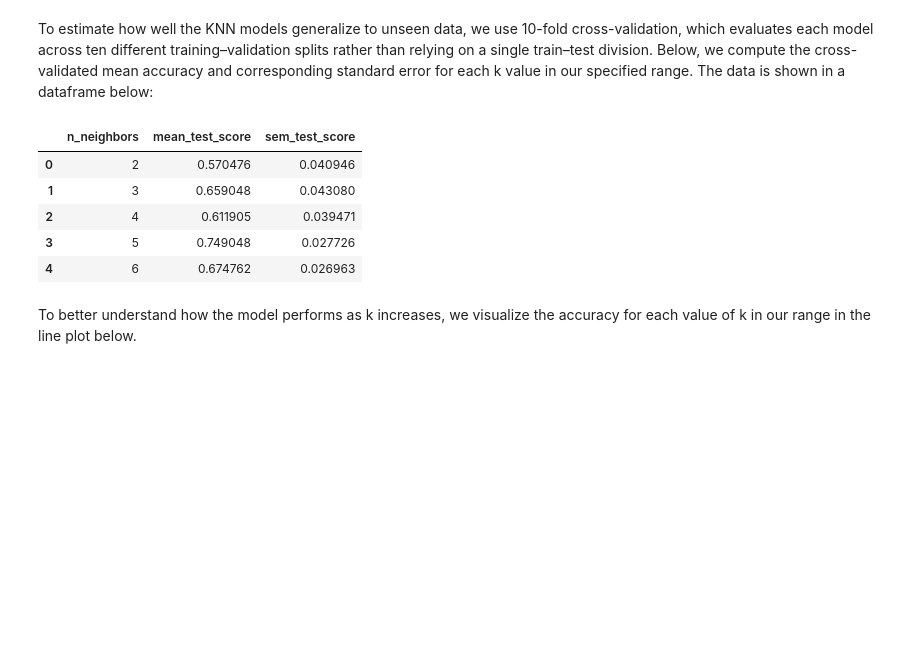
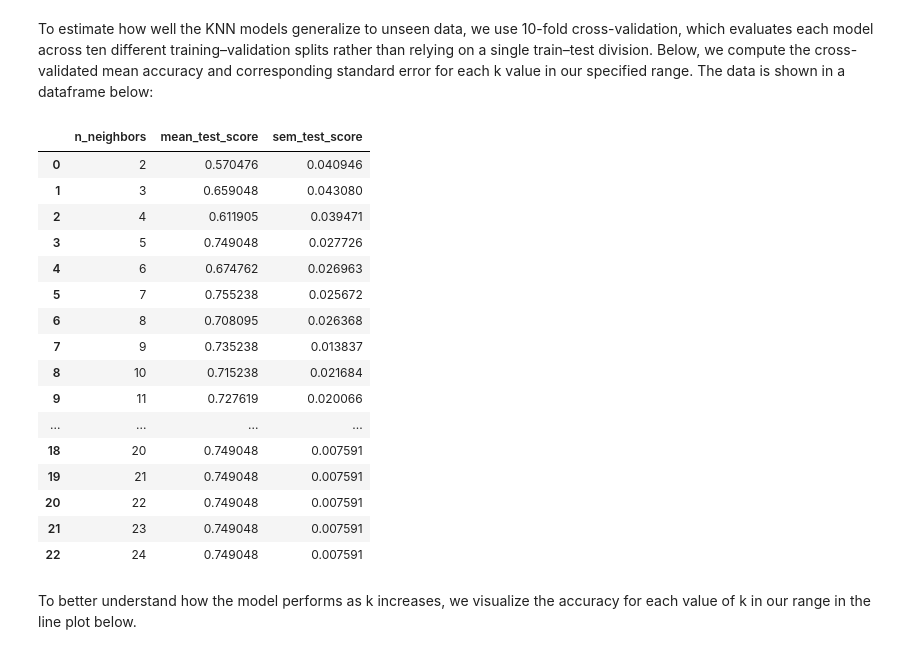
Before and after one commit to MSNia/toy_ds_project, a Jupyter notebook: Group Project/group_codes.ipynb, the cells around one changed output. Saved outputs shown, nothing was run; the diff lists cells and outputs as text; code cells hidden in the pictures; blank space fills up the shorter version.

```diff
--- a/Group Project/group_codes.ipynb
+++ b/Group Project/group_codes.ipynb
@@ -97,7 +97,6 @@ players_tidy
 # %% [markdown]
 The "players_tidy" is now tidy! Let's visualize the data to understand them better.
 # %%
-players_tidy.loc[:, 'label'] = 'Players'
 players_plot = alt.Chart(players_tidy, title="Fig. 1. Plot of Playing Time vs. Age of the Players").mark_point(size=20, opacity = 0.5).encode(
     x = alt.X('age').title('Age of Players (in years)'),
     y = alt.Y('played_hours').title('Playing Time (in hours)'),
@@ -210,28 +209,39 @@ To estimate how well the KNN models generalize to unseen data, we use 10-fold cr
 # %%
 knn_tune_grid = GridSearchCV(
     players_pipe, param_grid, cv = 10,
 )
 
 knn_model_grid = knn_tune_grid.fit(X_train, y_train)
 
 accuracies_grid = pd.DataFrame(knn_model_grid.cv_results_)
 accuracies_grid["sem_test_score"] = accuracies_grid["std_test_score"] / 10**(1/2)
 accuracies_grid = (
     accuracies_grid[[
         "param_kneighborsclassifier__n_neighbors",
         "mean_test_score",
         "sem_test_score"
     ]]
     .rename(columns={"param_kneighborsclassifier__n_neighbors": "n_neighbors"})
 )
-accuracies_grid.head()
+accuracies_grid
 # %% [output]
 |  | n_neighbors | mean_test_score | sem_test_score |
 | 0 | 2 | 0.570476 | 0.040946 |
 | 1 | 3 | 0.659048 | 0.043080 |
 | 2 | 4 | 0.611905 | 0.039471 |
 | 3 | 5 | 0.749048 | 0.027726 |
 | 4 | 6 | 0.674762 | 0.026963 |
+| 5 | 7 | 0.755238 | 0.025672 |
+| 6 | 8 | 0.708095 | 0.026368 |
+| 7 | 9 | 0.735238 | 0.013837 |
+| 8 | 10 | 0.715238 | 0.021684 |
+| 9 | 11 | 0.727619 | 0.020066 |
+| ... | ... | ... | ... |
+| 18 | 20 | 0.749048 | 0.007591 |
+| 19 | 21 | 0.749048 | 0.007591 |
+| 20 | 22 | 0.749048 | 0.007591 |
+| 21 | 23 | 0.749048 | 0.007591 |
+| 22 | 24 | 0.749048 | 0.007591 |
 # %% [markdown]
 To better understand how the model performs as k increases, we visualize the accuracy for each value of k in our range in the line plot below.
 # %%
```
Also changed, not shown: parts of 2 cells of this notebook.
